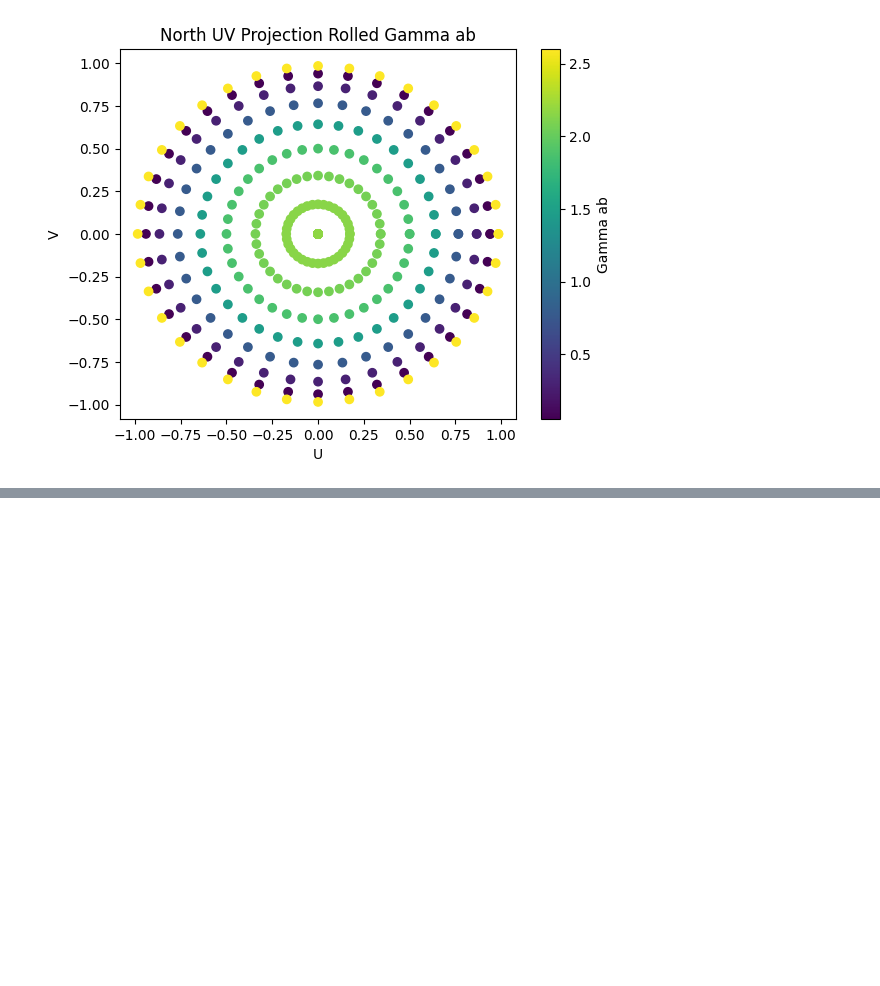
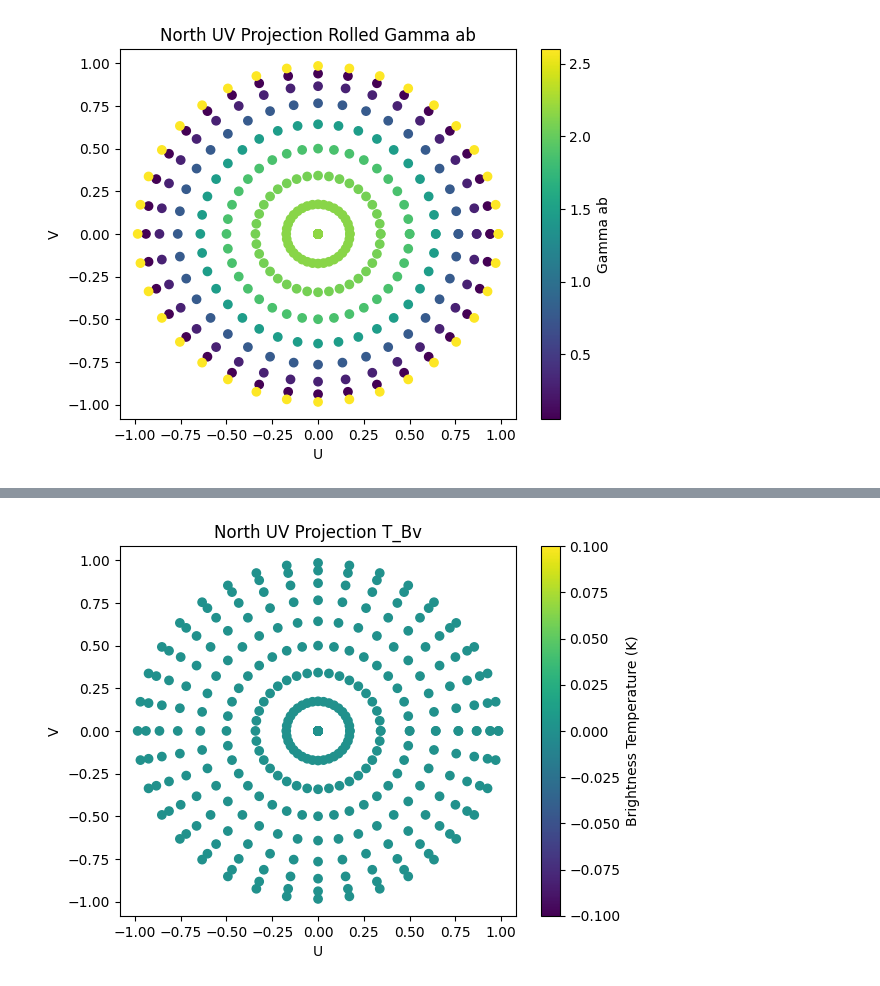
Before and after one commit to JSahliCU/Europan-Cryosphere-Puck-Estimator, a Jupyter notebook: develope_integrate_transmit_over_fBm_surf.ipynb, the cells around one changed output, grey strips where cells are left out. Saved outputs shown, nothing was run; the diff lists cells and outputs as text; code cells hidden in the pictures; blank space fills up the shorter version.

```diff
--- a/develope_integrate_transmit_over_fBm_surf.ipynb
+++ b/develope_integrate_transmit_over_fBm_surf.ipynb
@@ -117,27 +205,27 @@ vertical_bistatic_polarizations = ['vv', 'hv']
 horizontal_bistatic_polarizations = ['hh', 'vh']
 
 brightness_field_of_europan_sky_vertical = \
-    brightness_field_of_europan_sky_vertical_low_band
+    np.ones(flat_shape)
 brightness_field_of_europan_sky_horizontal = \
-    brightness_field_of_europan_sky_horizontal_low_band
+    np.ones(flat_shape)
 
-brightness_temperature_vertical_low_band = np.zeros_like(ant.theta_grid).flatten()
-brightness_temperature_horizontal_low_band = np.zeros_like(ant.theta_grid).flatten()
+brightness_temperature_vertical_low_band = np.zeros_like(ag.theta_grid).flatten()
+brightness_temperature_horizontal_low_band = np.zeros_like(ag.theta_grid).flatten()
 
-theta_t_values = ant.theta_grid.flatten()
-phi_t_values = ant.phi_grid.flatten()
+theta_t_values = np.deg2rad(ag.theta_grid.flatten())
+phi_t_values = np.deg2rad(ag.phi_grid.flatten())
 
-theta_i_values = ant.theta_grid.flatten()
-phi_i_values = ant.phi_grid.flatten()
+theta_i_values = np.deg2rad(ag.theta_grid.flatten())
+phi_i_values = np.deg2rad(ag.phi_grid.flatten())
 
 dtheta = np.deg2rad(10)
 dphi = np.deg2rad(10)
 
-for t in np.arange(ant.HF_directivity_pattern_RHCP.size):
+for t in np.arange(flat_shape):
     theta_t = theta_t_values[t]
     phi_t = phi_t_values[t]
 
-    for i in np.arange(ant.HF_directivity_pattern_RHCP.size):
+    for i in np.arange(flat_shape):
         theta_i = theta_i_values[i]
         phi_i = phi_i_values[i]
 
@@ -196,8 +284,8 @@ for t in np.arange(ant.HF_directivity_pattern_RHCP.size):
             brightness_temperature_horizontal_low_band[t] += gamma_hh * brightness_field_of_europan_sky_horizontal[i] * dtheta * dphi+ \
                 gamma_hv * brightness_field_of_europan_sky_vertical[i] * dtheta * dphi
 
-brightness_temperature_vertical_low_band = np.sin(ant.theta_grid.flatten()) * brightness_temperature_vertical_low_band / (4 * np.pi)
-brightness_temperature_vertical_low_band = brightness_temperature_vertical_low_band.reshape(ant.theta_grid.shape)
+brightness_temperature_vertical_low_band = np.sin(ag.theta_grid.flatten()) * brightness_temperature_vertical_low_band / (4 * np.pi)
+brightness_temperature_vertical_low_band = brightness_temperature_vertical_low_band.reshape(ag.theta_grid.shape)
 
-brightness_temperature_horizontal_low_band = np.sin(ant.theta_grid.flatten()) * brightness_temperature_horizontal_low_band / (4 * np.pi)
-brightness_temperature_horizontal_low_band = brightness_temperature_horizontal_low_band.reshape(ant.theta_grid.shape)
+brightness_temperature_horizontal_low_band = np.sin(ag.theta_grid.flatten()) * brightness_temperature_horizontal_low_band / (4 * np.pi)
+brightness_temperature_horizontal_low_band = brightness_temperature_horizontal_low_band.reshape(ag.theta_grid.shape)
@@ -203,0 +312,15 @@ brightness_temperature_horizontal_low_band = brightness_temperature_horizontal_l
+# %%
+# Plot only the Northern Hemisphere of the brightness temperature
+U = (np.sin(np.deg2rad(ag.theta_grid[10:])) * np.cos(np.deg2rad(ag.phi_grid[10:]))).flatten()
+V = (np.sin(np.deg2rad(ag.theta_grid[10:])) * np.sin(np.deg2rad(ag.phi_grid[10:]))).flatten()
+
+plt.figure()
+plt.scatter(U, V, c=brightness_temperature_horizontal_low_band.reshape(twoD_shape)[10:].flatten()
+    , cmap='viridis')
+plt.colorbar(label='Brightness Temperature (K)')
+plt.xlabel('U')
+plt.ylabel('V')
+plt.title('North UV Projection T_Bv')
+plt.show()
+# %% [output]
+[figure, added]
```
Also changed, not shown: parts of 6 cells of this notebook, 1 other file.
